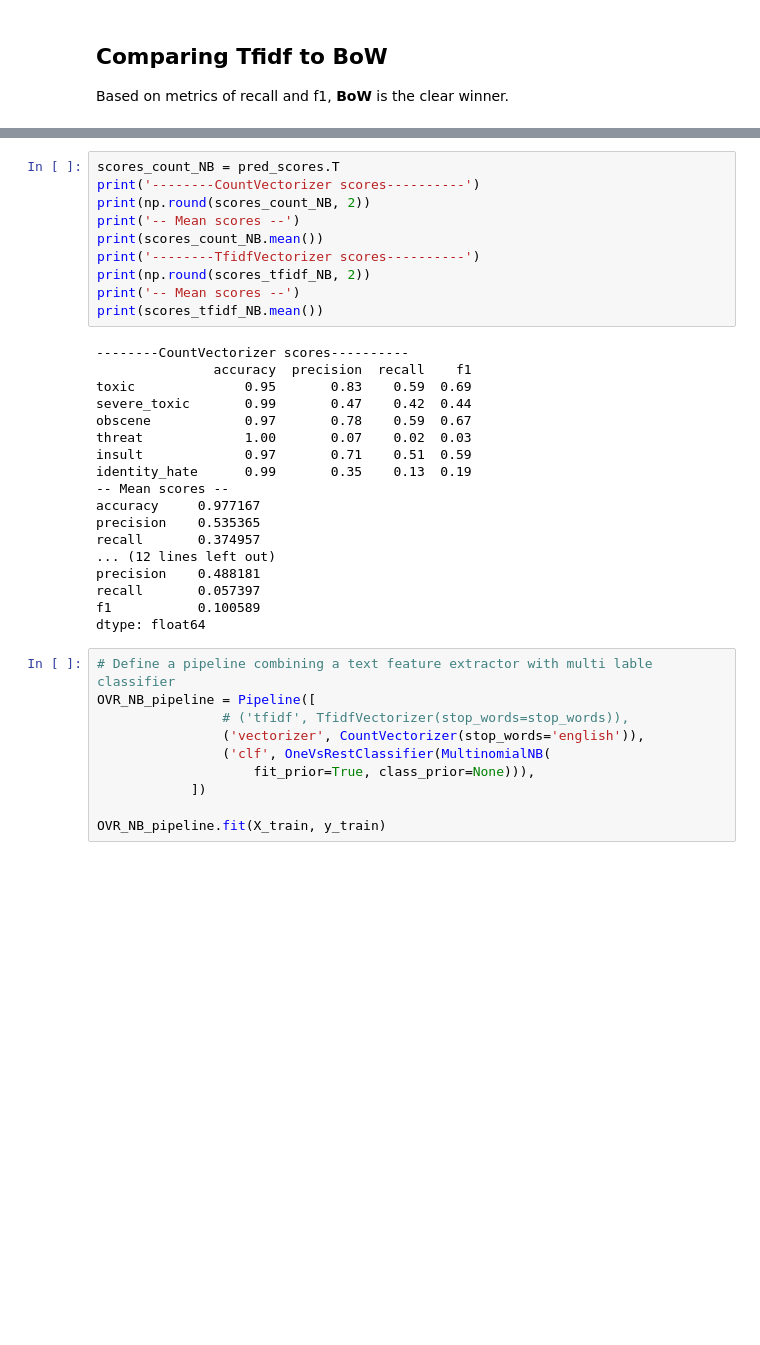
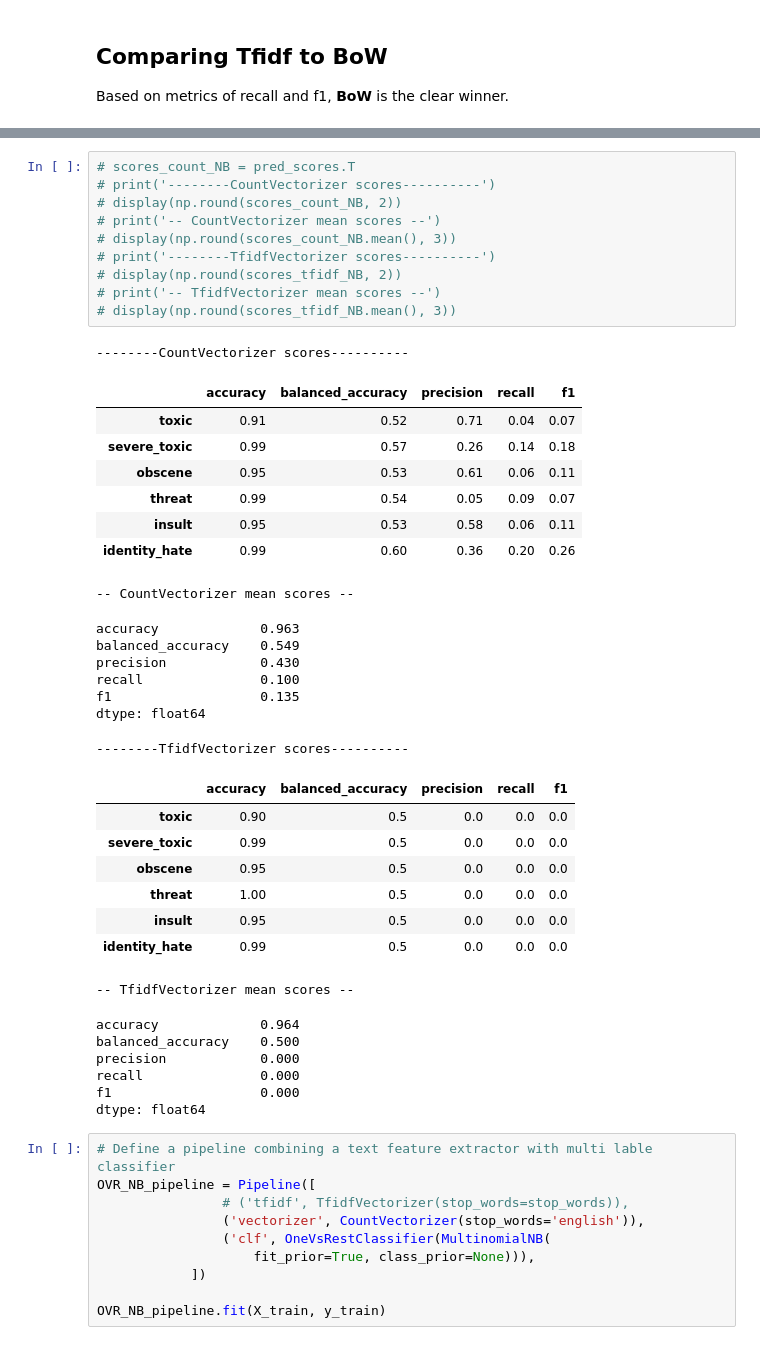
Before and after one commit to johnnykfeng/Toxic-Comments-NLP-Project, a Jupyter notebook: ML_model.ipynb, the cells around one changed output, grey strips where cells are left out. Saved outputs shown, nothing was run; the diff lists cells and outputs as text; blank space fills up the shorter version.

```diff
--- a/ML_model.ipynb
+++ b/ML_model.ipynb
@@ -259,31 +358,44 @@ Based on metrics of recall and f1, **BoW** is the clear winner.
 # %%
-scores_count_NB = pred_scores.T
-print('--------CountVectorizer scores----------')
-print(np.round(scores_count_NB, 2))
-print('-- Mean scores --')
-print(scores_count_NB.mean())
-print('--------TfidfVectorizer scores----------')
-print(np.round(scores_tfidf_NB, 2))
-print('-- Mean scores --')
-print(scores_tfidf_NB.mean())
+# scores_count_NB = pred_scores.T
+# print('--------CountVectorizer scores----------')
+# display(np.round(scores_count_NB, 2))
+# print('-- CountVectorizer mean scores --')
+# display(np.round(scores_count_NB.mean(), 3))
+# print('--------TfidfVectorizer scores----------')
+# display(np.round(scores_tfidf_NB, 2))
+# print('-- TfidfVectorizer mean scores --')
+# display(np.round(scores_tfidf_NB.mean(), 3))
 # %% [output]
 --------CountVectorizer scores----------
-               accuracy  precision  recall    f1
-toxic              0.95       0.83    0.59  0.69
-severe_toxic       0.99       0.47    0.42  0.44
-obscene            0.97       0.78    0.59  0.67
-threat             1.00       0.07    0.02  0.03
-insult             0.97       0.71    0.51  0.59
-identity_hate      0.99       0.35    0.13  0.19
--- Mean scores --
-accuracy     0.977167
-precision    0.535365
-recall       0.374957
-... (12 lines left out)
-precision    0.488181
-recall       0.057397
-f1           0.100589
-dtype: float64
+|  | accuracy | balanced_accuracy | precision | recall | f1 |
+| toxic | 0.91 | 0.52 | 0.71 | 0.04 | 0.07 |
+| severe_toxic | 0.99 | 0.57 | 0.26 | 0.14 | 0.18 |
+| obscene | 0.95 | 0.53 | 0.61 | 0.06 | 0.11 |
+| threat | 0.99 | 0.54 | 0.05 | 0.09 | 0.07 |
+| insult | 0.95 | 0.53 | 0.58 | 0.06 | 0.11 |
+| identity_hate | 0.99 | 0.60 | 0.36 | 0.20 | 0.26 |
+-- CountVectorizer mean scores --
+accuracy             0.963
+balanced_accuracy    0.549
+precision            0.430
+recall               0.100
+f1                   0.135
+dtype: float64
+--------TfidfVectorizer scores----------
+|  | accuracy | balanced_accuracy | precision | recall | f1 |
+| toxic | 0.90 | 0.5 | 0.0 | 0.0 | 0.0 |
+| severe_toxic | 0.99 | 0.5 | 0.0 | 0.0 | 0.0 |
+| obscene | 0.95 | 0.5 | 0.0 | 0.0 | 0.0 |
+| threat | 1.00 | 0.5 | 0.0 | 0.0 | 0.0 |
+| insult | 0.95 | 0.5 | 0.0 | 0.0 | 0.0 |
+| identity_hate | 0.99 | 0.5 | 0.0 | 0.0 | 0.0 |
+-- TfidfVectorizer mean scores --
+accuracy             0.964
+balanced_accuracy    0.500
+precision            0.000
+recall               0.000
+f1                   0.000
+dtype: float64
 # %%
 # Define a pipeline combining a text feature extractor with multi lable classifier
 OVR_NB_pipeline = Pipeline([
```
Also changed, not shown: parts of 24 cells of this notebook, 8 other files.
